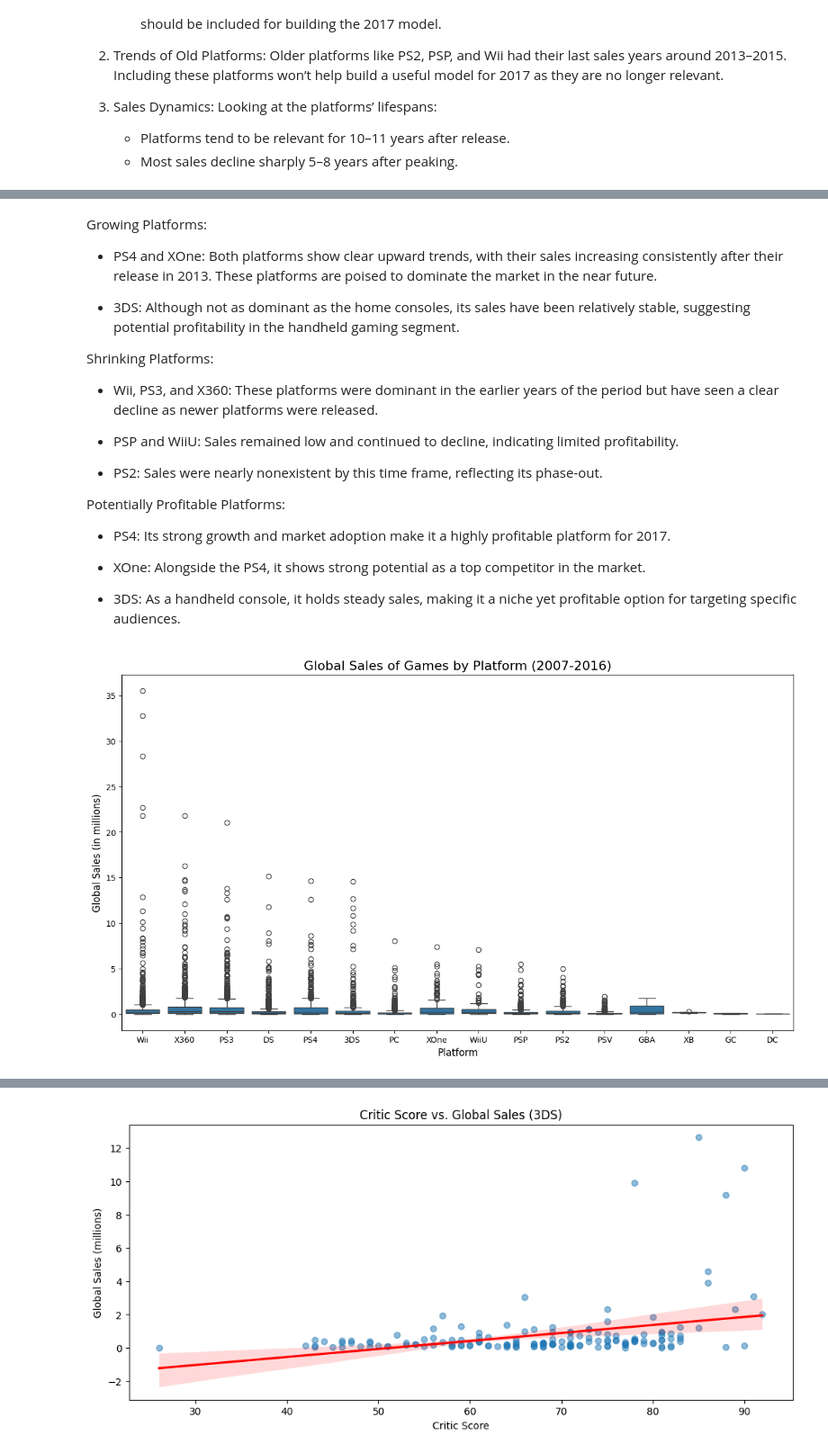
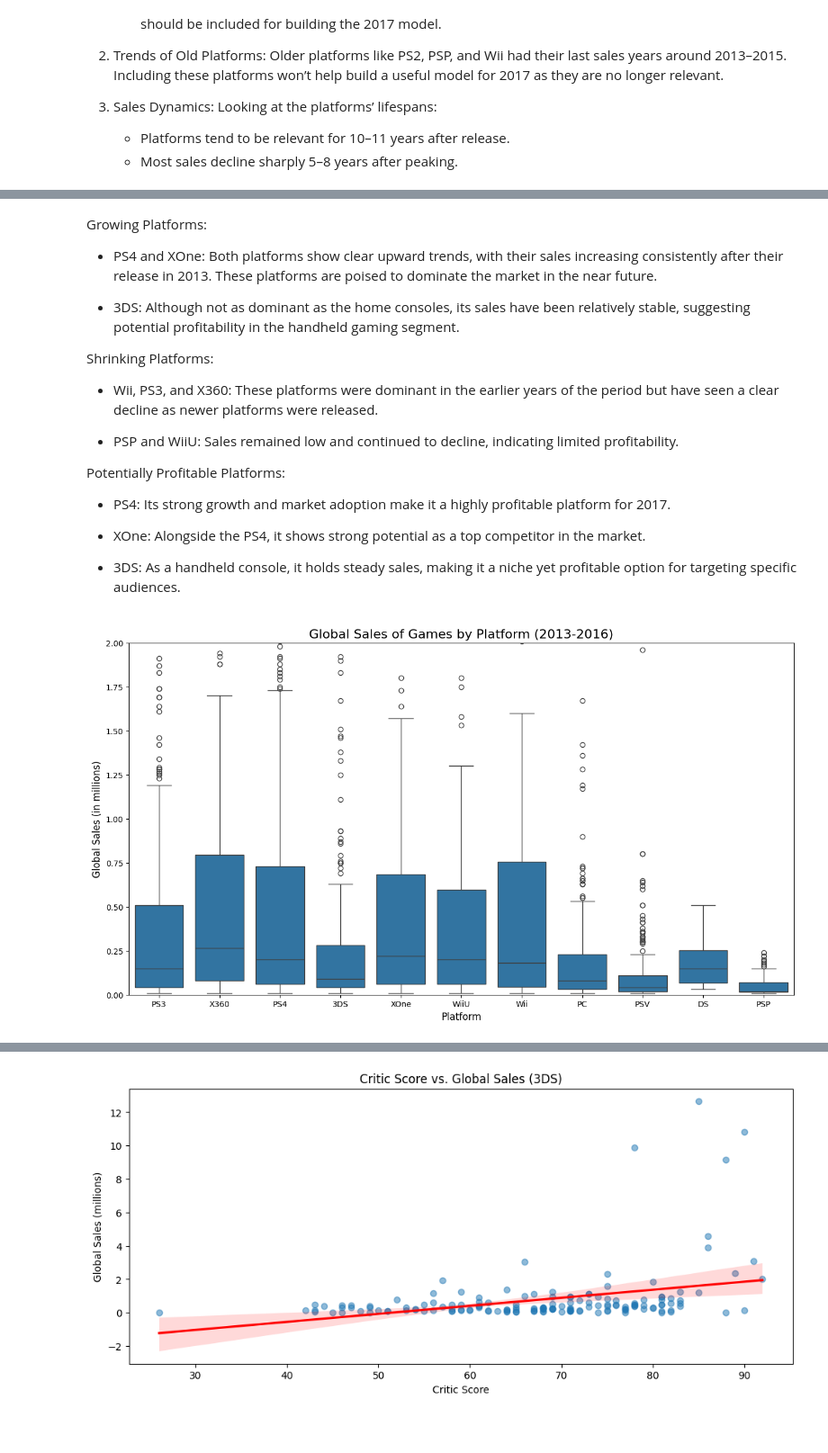
Before and after one commit to MitchellAsh/game-trends, a Jupyter notebook: game_trends_analysis.ipynb, the cells around one changed output, grey strips where cells are left out. Shown at 90% size. Drawn from its saved outputs; the diff is of its cells as text; code cells hidden in the pictures; blank space fills up the shorter version.

```diff
--- a/game_trends_analysis.ipynb
+++ b/game_trends_analysis.ipynb
@@ -304,6 +324,6 @@ I chose to focus on the period from 2007 to 2016 because it captures the most re
 # %%
-# Filter the dataset to include only data from 2007 to 2016
-recent_data = df[df['year_of_release'].between(2007, 2016)]
+# Filter the dataset to include only data from 2013 to 2016
+recent_data = df[df['year_of_release'].between(2013, 2016)]
 
 # Group by year and platform, summing up sales
 recent_platform_sales = recent_data.groupby(['year_of_release', 'platform'])['total_sales'].sum().reset_index()
@@ -317,7 +337,7 @@ sns.lineplot(
     hue='platform',
     marker='o'
 )
-plt.title('Platform Sales Trends (2007-2016)', fontsize=16)
+plt.title('Platform Sales Trends (2013-2016)', fontsize=16)
 plt.xlabel('Year of Release', fontsize=12)
 plt.ylabel('Total Sales (in millions)', fontsize=12)
 plt.legend(title='Platform', bbox_to_anchor=(1.05, 1), loc='upper left')
@@ -338,8 +358,6 @@ Shrinking Platforms:
 
 * PSP and WiiU: Sales remained low and continued to decline, indicating limited profitability.
 
-* PS2: Sales were nearly nonexistent by this time frame, reflecting its phase-out.
-
 Potentially Profitable Platforms:
 
 * PS4: Its strong growth and market adoption make it a highly profitable platform for 2017.
@@ -350,15 +368,18 @@ Potentially Profitable Platforms:
 # %%
 # Set figure size
 plt.figure(figsize=(15, 8))
 
 # Create a boxplot for global sales of games by platform
 sns.boxplot(data=recent_data, x='platform', y='total_sales')
 
+# Focus on the lower range by limiting the y-axis
+plt.ylim(0,2)
+
 # Create a title and labels
-plt.title('Global Sales of Games by Platform (2007-2016)', fontsize=16)
+plt.title('Global Sales of Games by Platform (2013-2016)', fontsize=16)
 plt.xlabel('Platform', fontsize=12)
 plt.ylabel('Global Sales (in millions)', fontsize=12)
 
 plt.show()
 # %% [output]
-[figure, old version]
+[figure, new version]
```
Also changed, not shown: parts of 28 cells of this notebook.
